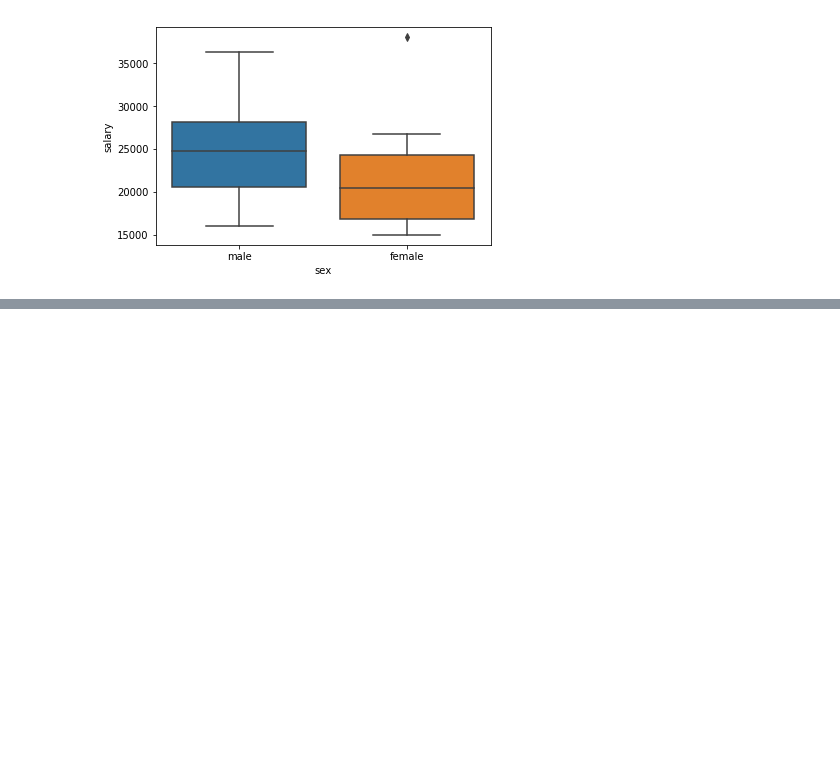
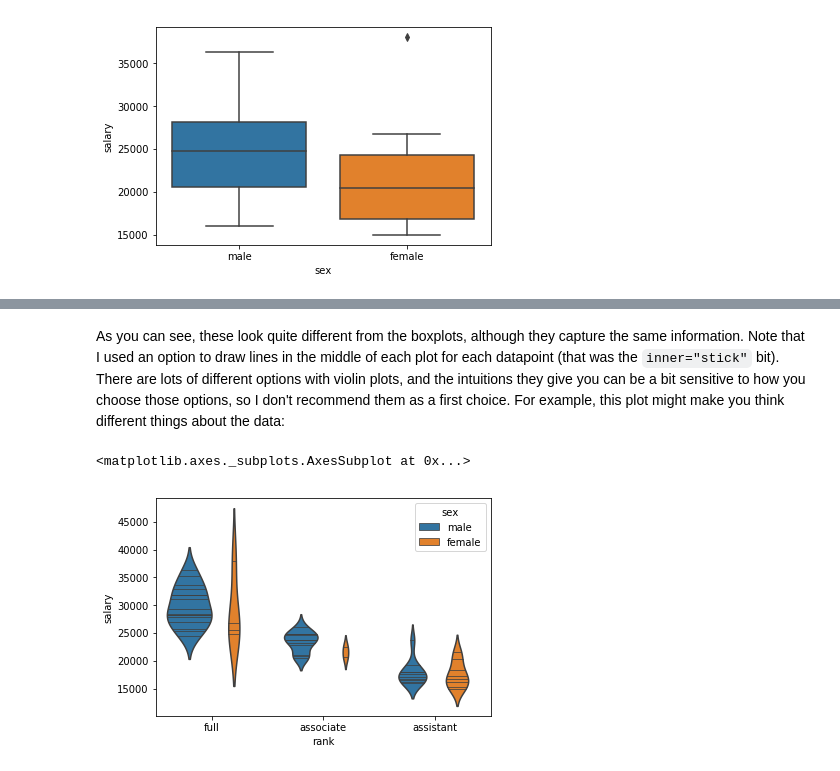
Before and after one commit to paultopia/gobbledygook, a Jupyter notebook: content/lessons/exploratory_intro.ipynb, the cells around one changed output, grey strips where cells are left out. Cells and saved outputs as stored; diff of their text form; code cells hidden in the pictures; blank space fills up the shorter version.

```diff
--- a/content/lessons/exploratory_intro.ipynb
+++ b/content/lessons/exploratory_intro.ipynb
@@ -184,0 +203,7 @@ The histogram, scatterplot, and boxplot are the Big Three for data visualization
+# %% [markdown]
+As you can see, these look quite different from the boxplots, although they capture the same information.  Note that I used an option to draw lines in the middle of each plot for each datapoint (that was the `inner="stick"` bit).  There are lots of different options with violin plots, and the intuitions they give you can be a bit sensitive to how you choose those options, so I don't recommend them as a first choice.  For example, this plot might make you think different things about the data:
+# %%
+sns.violinplot(x=df["rank"], y=df["salary"], hue=df["sex"],  scale="count", inner="stick", scale_hue=False)
+# %% [output]
+<matplotlib.axes._subplots.AxesSubplot at 0x...>
+[figure, added]
```
Also changed, not shown: parts of 8 cells of this notebook, 13 other files.
